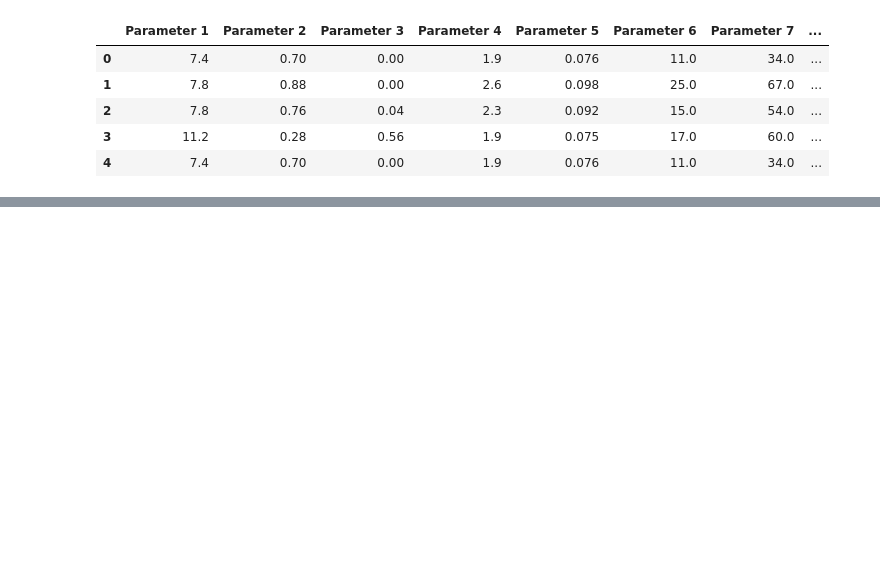
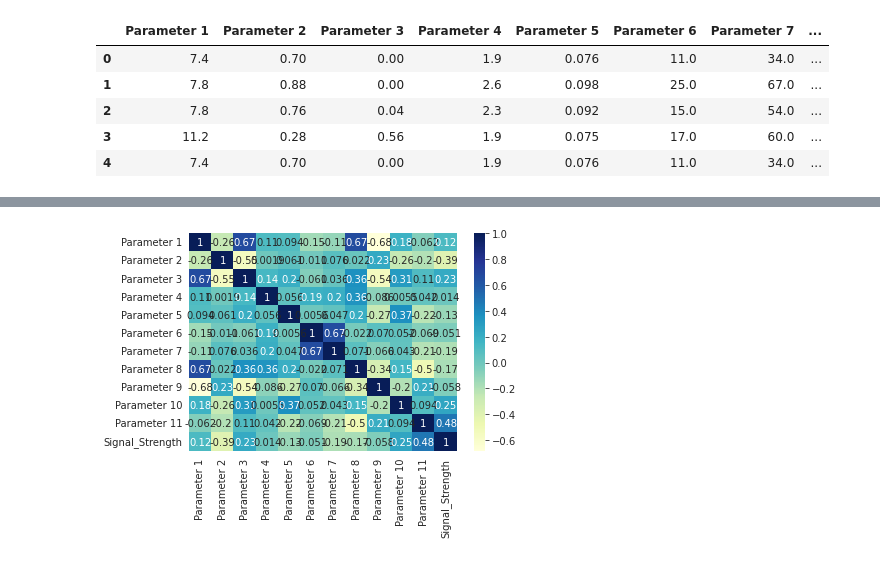
Before and after one commit to SelvamRaju/Neural-Networks, a Jupyter notebook: Part_1_Neural_Networks.ipynb, the cells around one changed output, grey strips where cells are left out. Cells and saved outputs as stored; diff of their text form; code cells hidden in the pictures; blank space fills up the shorter version.

```diff
--- a/Part_1_Neural_Networks.ipynb
+++ b/Part_1_Neural_Networks.ipynb
@@ -25,0 +105,6 @@ df.head()
+# %%
+# Plotting the correlation heat map to understand the correlation between variables
+sns.heatmap(df.corr(), annot=True, cmap="YlGnBu")
+plt.show()
+# %% [output]
+[figure, added]
```
Also changed, not shown: parts of 10 cells of this notebook.
